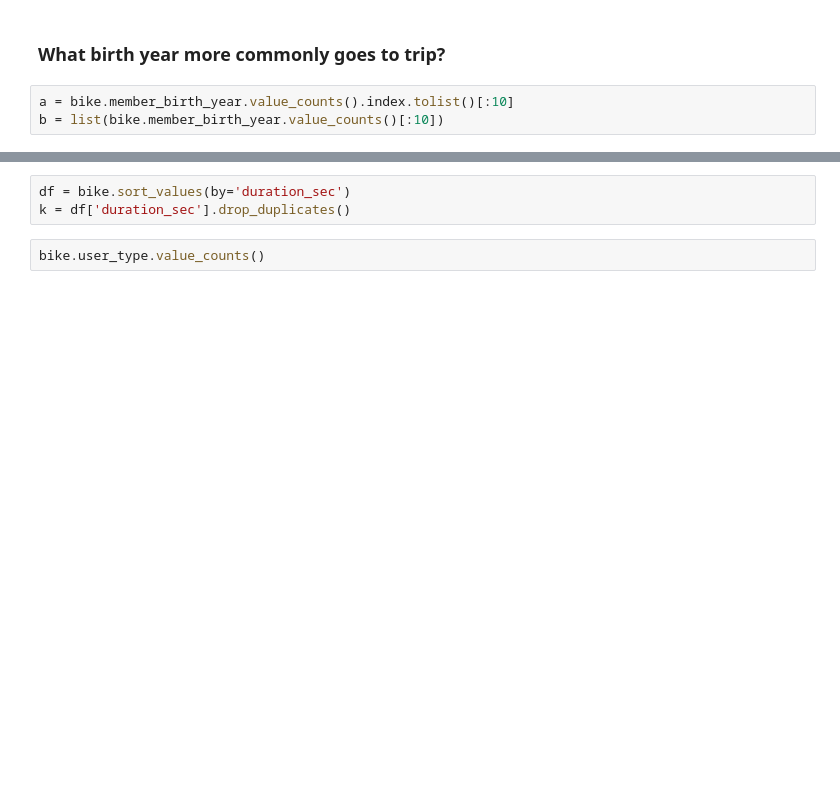
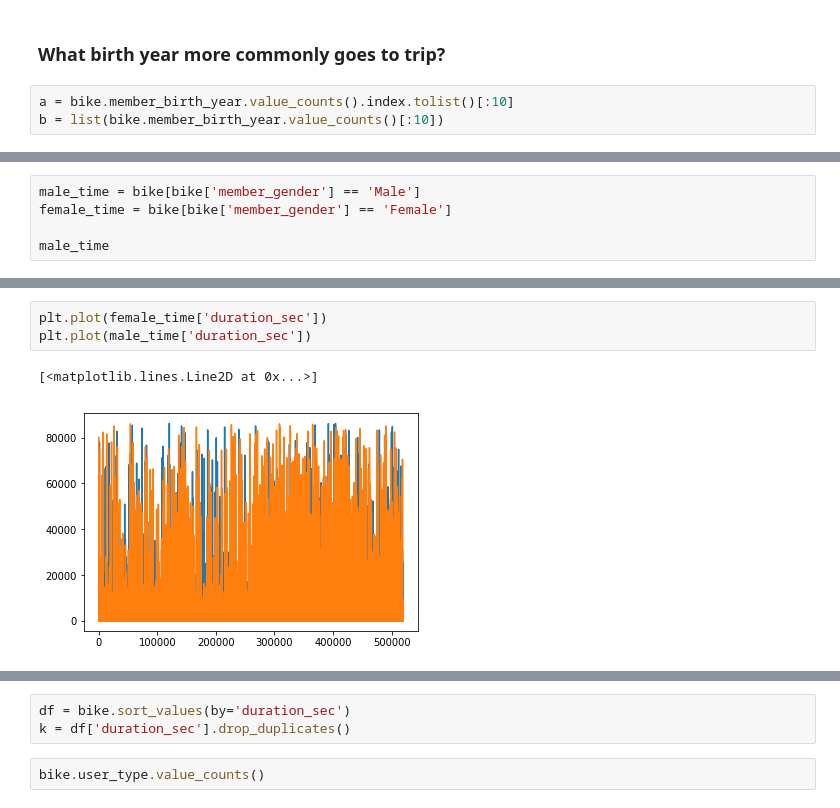
Before and after one commit to ibragimoveldor/Data-Analyst-Projects, a Jupyter notebook: Project_5/Final_project.ipynb, the cells around one changed output, grey strips where cells are left out. Cells and saved outputs as stored; diff of their text form; blank space fills up the shorter version.

Commit message:
Adding more plots

```diff
--- a/Project_5/Final_project.ipynb
+++ b/Project_5/Final_project.ipynb
@@ -179,0 +187,5 @@ bike.head()
+# %%
+male_time = bike[bike['member_gender'] == 'Male']
+female_time = bike[bike['member_gender'] == 'Female']
+
+male_time
@@ -179,0 +211,6 @@ bike.head()
+# %%
+plt.plot(female_time['duration_sec'])
+plt.plot(male_time['duration_sec'])
+# %% [output]
+[<matplotlib.lines.Line2D at 0x...>]
+[figure, added]
```
Also changed, not shown: parts of 7 cells of this notebook.
